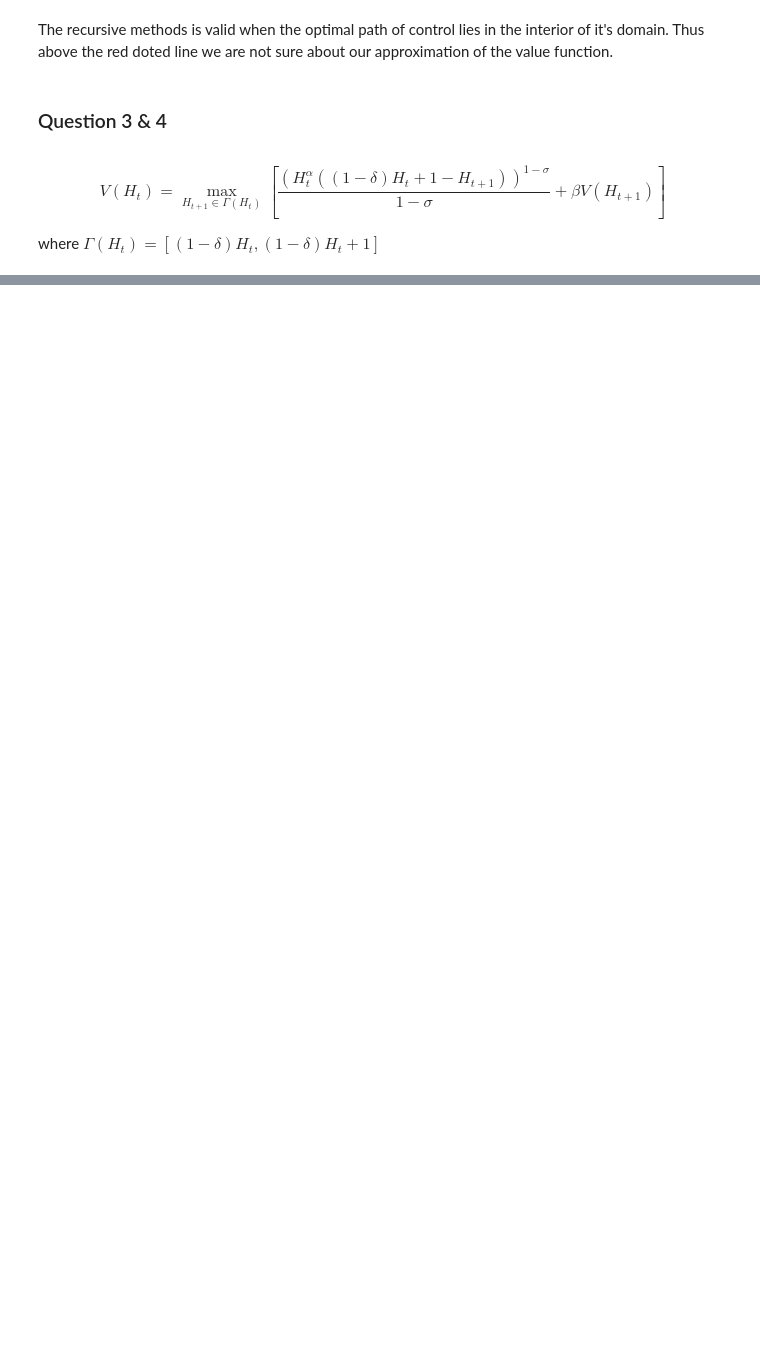
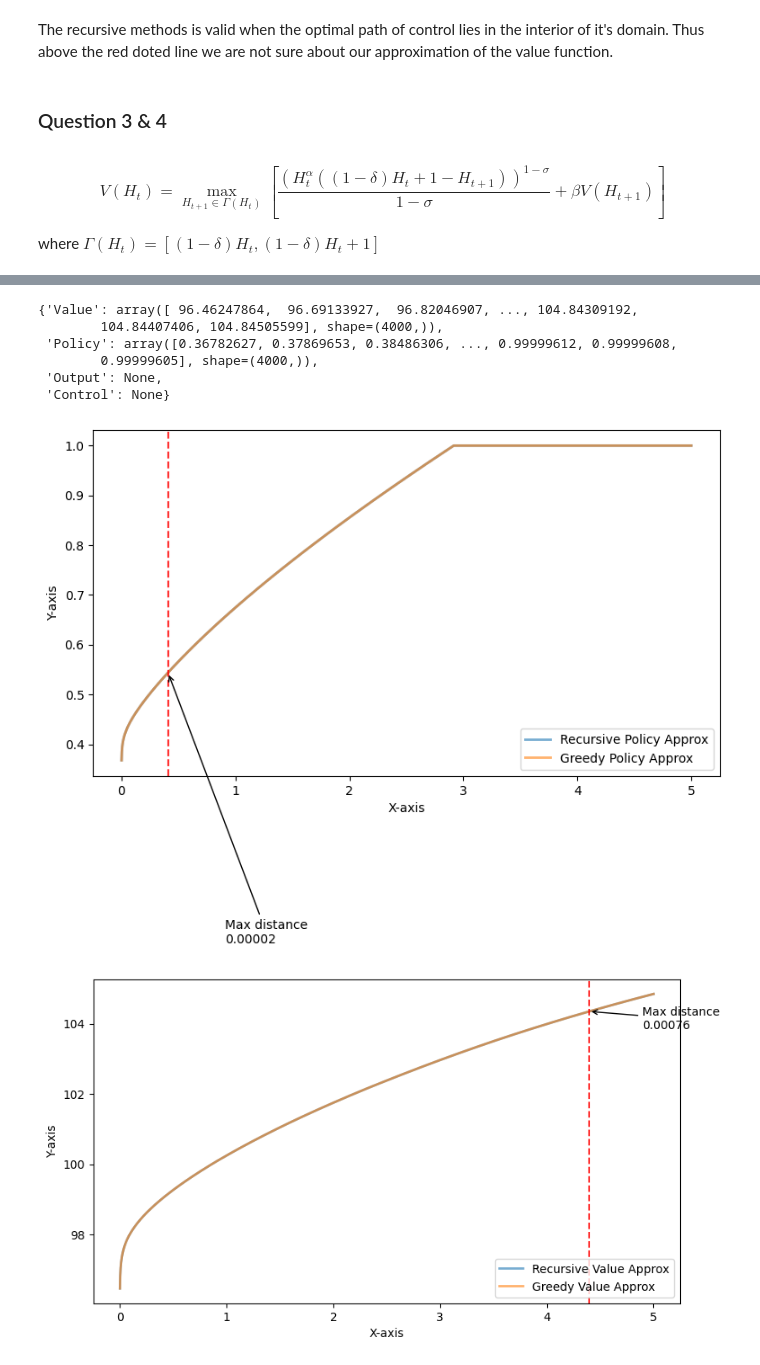
Before and after one commit to Maxclt/dynamic_programming, a Jupyter notebook: notebooks/advanced_programming_project.ipynb, the cells around one changed output, grey strips where cells are left out. Saved outputs shown, nothing was run; the diff lists cells and outputs as text; code cells hidden in the pictures; blank space fills up the shorter version.

```diff
--- a/notebooks/advanced_programming_project.ipynb
+++ b/notebooks/advanced_programming_project.ipynb
@@ -55,3 +47,5 @@ recursive_solver.plot_results("State", control_bound=(0, 1-1e-3))
+# %%
+recursive_results = recursive_solver.get_results()
 # %% [markdown]
 The recursive methods is valid when the optimal path of control lies in the interior of it's domain. Thus above the red doted line we are not sure about our approximation of the value function.
 # %% [markdown]
@@ -84,0 +83,29 @@ greedy_solver.plot_results("Value")
+# %%
+greedy_results = greedy_solver.get_results()
+greedy_results
+# %% [output]
+{'Value': array([ 96.46247864,  96.69133927,  96.82046907, ..., 104.84309192,
+        104.84407406, 104.84505599], shape=(4000,)),
+ 'Policy': array([0.36782627, 0.37869653, 0.38486306, ..., 0.99999612, 0.99999608,
+        0.99999605], shape=(4000,)),
+ 'Output': None,
+ 'Control': None}
+# %%
+compare_approx(
+    grid,
+    recursive_results["Policy"],
+    greedy_results["Policy"],
+    "Recursive Policy Approx",
+    "Greedy Policy Approx",
+)
+
+compare_approx(
+    grid,
+    recursive_results["Value"],
+    greedy_results["Value"],
+    "Recursive Value Approx",
+    "Greedy Value Approx",
+)
+# %% [output]
+[figure, added]
+[figure, added]
```
Also changed, not shown: parts of 19 cells of this notebook, 5 other files.
